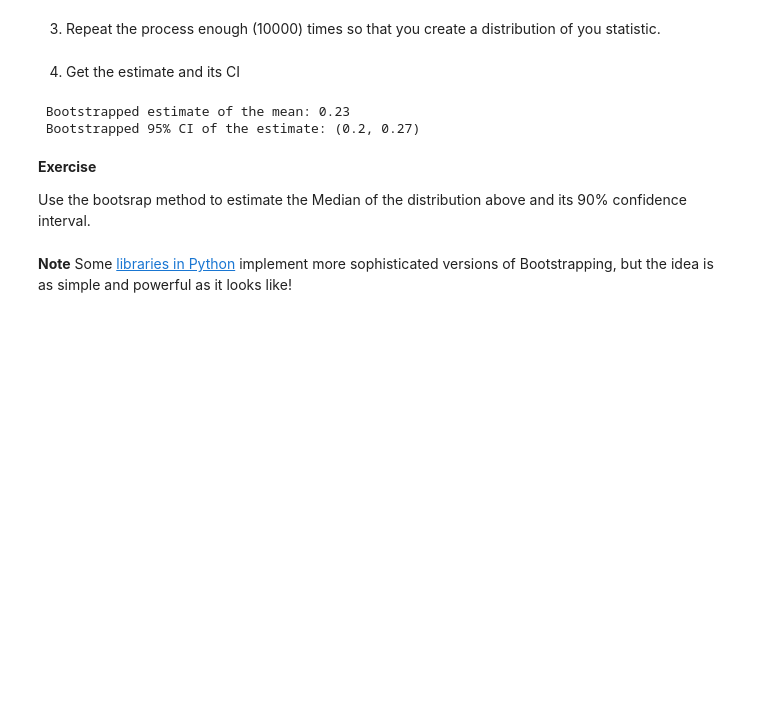
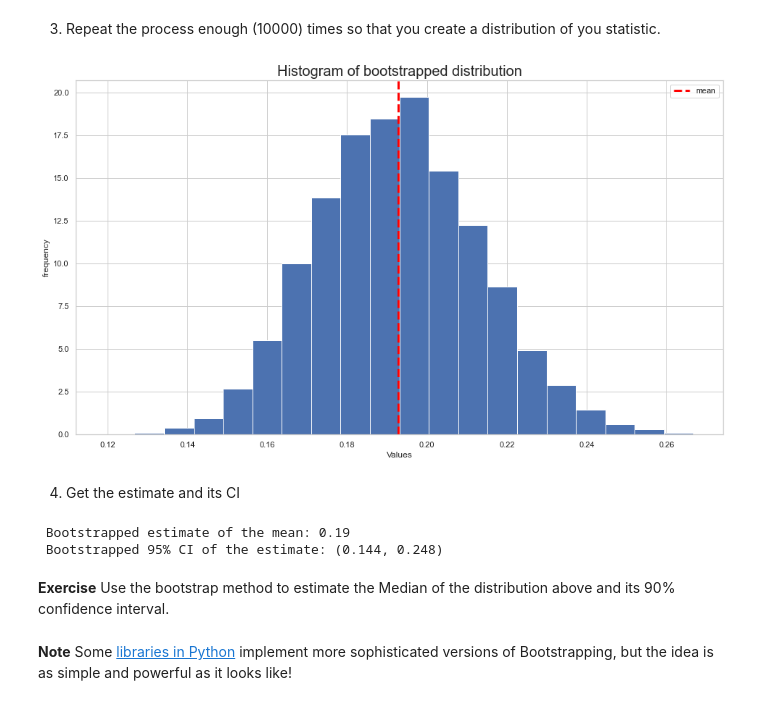
Before and after one commit to sheriffff/teaching-ironhack-data-madrid-2020, a Jupyter notebook: week_05/06-inference-&-hypothesis-testing.ipynb, the cells around one changed output. Saved outputs shown, nothing was run; the diff lists cells and outputs as text; code cells hidden in the pictures; blank space fills up the shorter version.

```diff
--- a/week_05/06-inference-&-hypothesis-testing.ipynb
+++ b/week_05/06-inference-&-hypothesis-testing.ipynb
@@ -268,20 +325,33 @@ np.mean(bootsrapped_sample)
 3. Repeat the process enough (10000) times so that you create a distribution of you statistic.
 # %%
 bootstrapped_sampling_distribution = [np.mean(np.random.choice(sample, sample_size)) for _ in range(10000) ]
+# %%
+plt.hist(bootstrapped_sampling_distribution, bins=20, density=True)
+plt.axvline(np.mean(bootstrapped_sampling_distribution),
+            c="red",
+            linewidth= 3.,
+            linestyle='--',
+            label='mean') # plot the mean
+plt.title('Histogram of bootstrapped distribution', size=20)
+plt.xlabel('Values')
+plt.ylabel('frequency')
+plt.legend()
+plt.show()
+# %% [output]
+[figure, added]
 # %% [markdown]
 4. Get the estimate and its CI
 # %%
 mean = np.mean(bootstrapped_sampling_distribution)
-CI = np.percentile(bootstrapped_sampling_distribution,[2.5,97.5])
+CI = np.percentile(bootstrapped_sampling_distribution,[0.5,99.5])
 print(f' Bootstrapped estimate of the mean: {np.round(mean, 2)}')
-print(f' Bootstrapped 95% CI of the estimate: {np.round(CI[0], 2), np.round(CI[1], 2)}')
+print(f' Bootstrapped 95% CI of the estimate: {np.round(CI[0], 3), np.round(CI[1], 3)}')
 # %% [output]
- Bootstrapped estimate of the mean: 0.23
- Bootstrapped 95% CI of the estimate: (0.2, 0.27)
+ Bootstrapped estimate of the mean: 0.19
+ Bootstrapped 95% CI of the estimate: (0.144, 0.248)
 # %% [markdown]
 **Exercise**
-
-Use the bootsrap method to estimate the Median of the distribution above and its 90% confidence interval.
+Use the bootstrap method to estimate the Median of the distribution above and its 90% confidence interval.
 # %%
 # your code here
 # %% [markdown]
```
Also changed, not shown: parts of 65 cells of this notebook, 1 other file.
